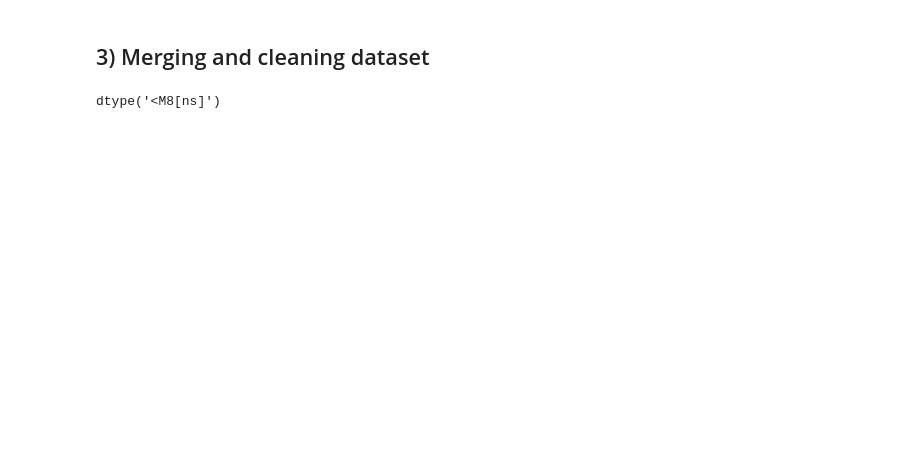
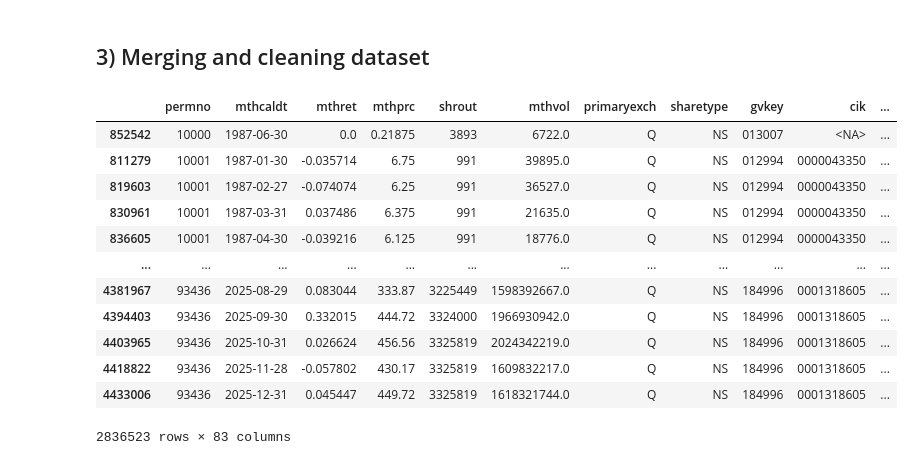
Before and after one commit to emilefnd/GKX-ML-Asset-Pricing-Python, a Jupyter notebook: Code/GXX.ipynb, the cells around one changed output. Cells and saved outputs as stored; diff of their text form; code cells hidden in the pictures; blank space fills up the shorter version.

```diff
--- a/Code/GXX.ipynb
+++ b/Code/GXX.ipynb
@@ -231,7 +239,9 @@ ccmlink = db.raw_sql("""
                      FROM crsp.ccmxpf_lnkhist
                      WHERE linktype IN ('LC','LU')
                      AND linkprim IN ('P','C')
-                     """)
+                     """).reset_index(drop=True)
+
+ccmlink_raw = ccmlink.copy()
 # %%
 display(ccmlink.head(10))
 display(list(ccmlink.columns))
@@ -286,5 +309 @@ funda_raw = funda.copy()
-# %%
-funda['datadate'].dtypes
-# %% [output]
-dtype('<M8[ns]')
 # %%
@@ -328,4 +353,56 @@ funda['dc'] = funda['dc'].fillna(funda['dcvt']) # if still NA (not condition 1 n
 ccmlink['linkdt'] = pd.to_datetime(ccmlink['linkdt'])
 ccmlink['linkenddt'] = pd.to_datetime(ccmlink['linkenddt'])
 
-# merged = funda.merge(ccmlink, on='gvkey', how='left')
+ccmlink['linkenddt'] = ccmlink['linkenddt'].fillna(pd.Timestamp.today().normalize()) # from TidyFinance habit
+ccmlink['linkdt'] = ccmlink['linkdt'].fillna(pd.Timestamp('1900-01-01'))
+
+merged = funda.merge(ccmlink, on='gvkey', how='left')
+
+valid = (merged['linkdt'] <= merged['datadate']) & (merged['datadate'] <= merged['linkenddt'])
+funda = merged[valid].copy()
+
+funda = funda.rename(columns={'lpermno': 'permno', 'lpermco': 'permco'})
+
+funda = funda.dropna(subset=['permno'])
+
+funda = funda.drop(columns=['linktype', 'linkprim', 'linkdt', 'linkenddt'])
+# %%
+# Merge msf to funda
+
+
+funda['window_start'] = funda['datadate'] + pd.DateOffset(months=7)
+funda['window_end'] = funda['datadate'] + pd.DateOffset(months=19)
+
+msf['mthcaldt'] = pd.to_datetime(msf['mthcaldt'])
+funda['permno'] = funda['permno'].astype('Int64')
+msf['permno'] = msf['permno'].astype('Int64')
+
+funda_sorted = funda.sort_values('window_start')
+msf_sorted = msf.sort_values('mthcaldt')
+
+monthly = pd.merge_asof(
+    msf_sorted, funda_sorted,
+    left_on='mthcaldt', right_on='window_start',
+    by='permno', direction='backward'
+)
+monthly = monthly[monthly['mthcaldt'] < monthly['window_end'] + pd.DateOffset(months=1)]
+
+monthly = monthly[(monthly['primaryexch'].isin(['N', 'A', 'Q'])) & (monthly['sharetype'] == 'NS')]
+
+monthly.sort_values(by=['permno','mthcaldt'])
+
+# The idea: a company's annual report for fiscal year ending datadate isn't actually known to investors until some months later (filing delay), so you shouldn't use it to predict returns starting right at datadate — that would be look-ahead bias (using information before it was public).
+# %% [output]
+|  | permno | mthcaldt | mthret | mthprc | shrout | mthvol | primaryexch | sharetype | gvkey | cik | ... |
+| 852542 | 10000 | 1987-06-30 | 0.0 | 0.21875 | 3893 | 6722.0 | Q | NS | 013007 | <NA> | ... |
+| 811279 | 10001 | 1987-01-30 | -0.035714 | 6.75 | 991 | 39895.0 | Q | NS | 012994 | 0000043350 | ... |
+| 819603 | 10001 | 1987-02-27 | -0.074074 | 6.25 | 991 | 36527.0 | Q | NS | 012994 | 0000043350 | ... |
+| 830961 | 10001 | 1987-03-31 | 0.037486 | 6.375 | 991 | 21635.0 | Q | NS | 012994 | 0000043350 | ... |
+| 836605 | 10001 | 1987-04-30 | -0.039216 | 6.125 | 991 | 18776.0 | Q | NS | 012994 | 0000043350 | ... |
+| ... | ... | ... | ... | ... | ... | ... | ... | ... | ... | ... | ... |
+| 4381967 | 93436 | 2025-08-29 | 0.083044 | 333.87 | 3225449 | 1598392667.0 | Q | NS | 184996 | 0001318605 | ... |
+| 4394403 | 93436 | 2025-09-30 | 0.332015 | 444.72 | 3324000 | 1966930942.0 | Q | NS | 184996 | 0001318605 | ... |
+| 4403965 | 93436 | 2025-10-31 | 0.026624 | 456.56 | 3325819 | 2024342219.0 | Q | NS | 184996 | 0001318605 | ... |
+| 4418822 | 93436 | 2025-11-28 | -0.057802 | 430.17 | 3325819 | 1609832217.0 | Q | NS | 184996 | 0001318605 | ... |
+| 4433006 | 93436 | 2025-12-31 | 0.045447 | 449.72 | 3325819 | 1618321744.0 | Q | NS | 184996 | 0001318605 | ... |
+2836523 rows × 83 columns
```
Also changed, not shown: parts of 12 cells of this notebook.
